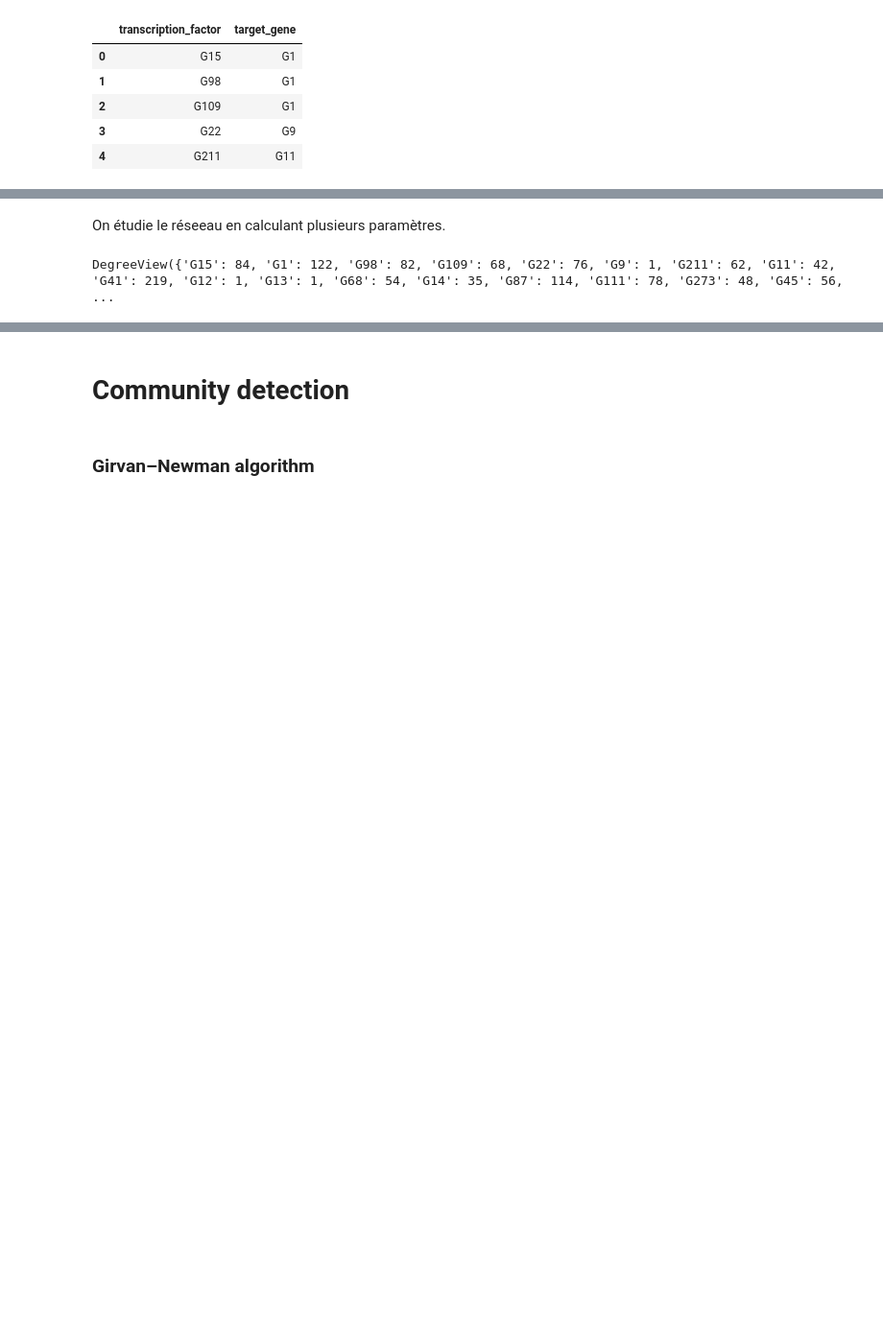
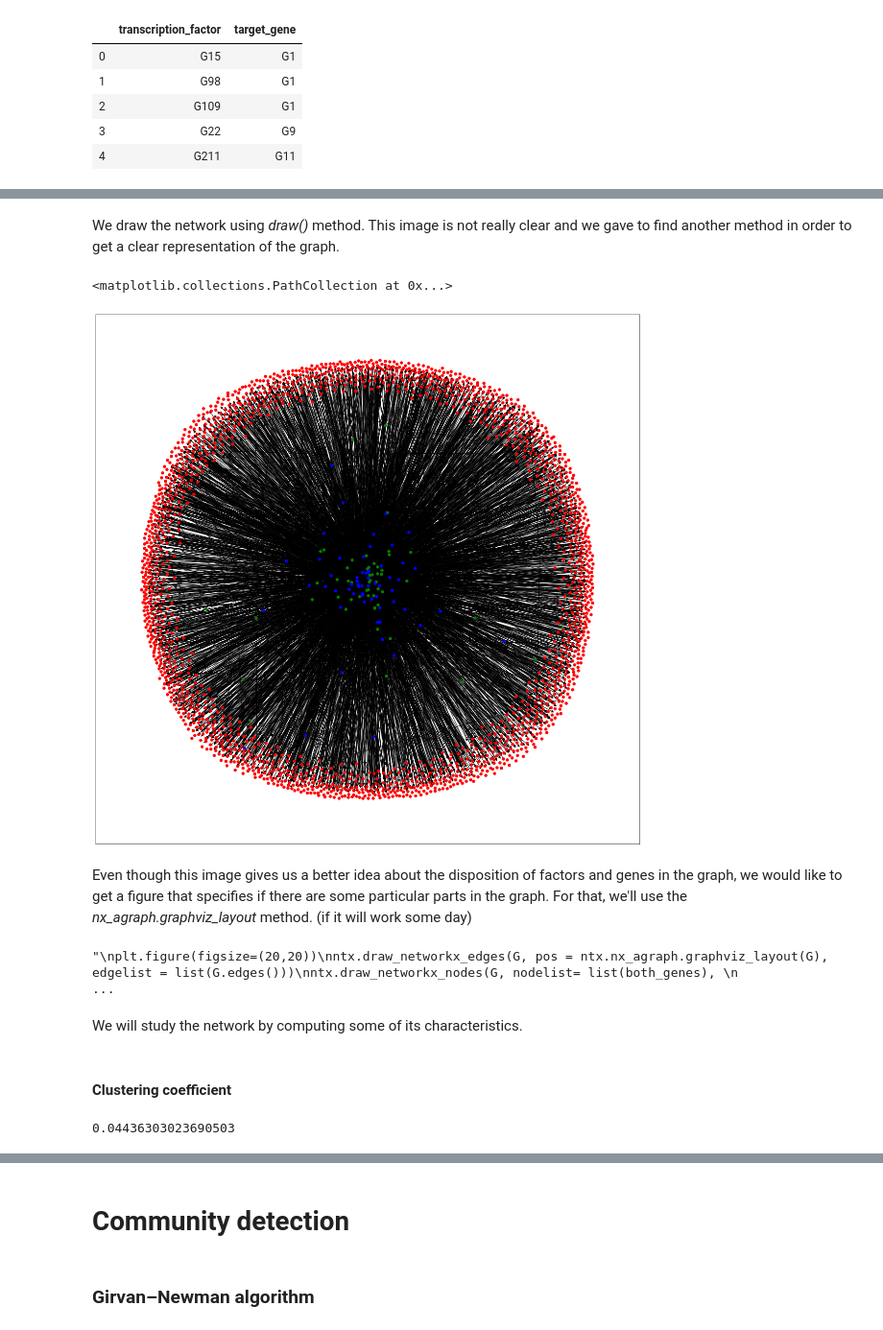
Before and after one commit to RuzickaJiri/Computer_Sciences, a Jupyter notebook: Graph_Theory.ipynb, the cells around one changed output, grey strips where cells are left out. Shown at 96% size. Cells and saved outputs as stored; diff of their text form; code cells hidden in the pictures; blank space fills up the shorter version.

Commit message:
graphs more changes

```diff
--- a/Graph_Theory.ipynb
+++ b/Graph_Theory.ipynb
@@ -17,7 +21,11 @@ Le fichier *GRN_edges_S_cerevisiae.txt* contient les liens entre les facteurs de
+# %%
+network = pd.read_csv("GRN_edges_S_cerevisiae.txt", sep = ',', header=0)
+gene = pd.read_table("net4_gene_ids.tsv", sep = '\t')
+transcription= pd.read_table('net4_transcription_factors.tsv')
+mapping = pd.read_table('go_slim_mapping.tab.txt', header = None)
 # %%
-netw = pd.read_csv("GRN_edges_S_cerevisiae.txt", sep = ',', header=0)
-netw = netw.drop('Unnamed: 0', axis=1)
-netw.head()
+network = network.drop('Unnamed: 0', axis=1)
+network.head()
 # %% [output]
 |  | transcription_factor | target_gene |
 | 0 | G15 | G1 |
@@ -28,3 +63,4 @@ netw.head()
 # %%
-G = ntx.Graph()
-G = ntx.from_pandas_edgelist(netw, 'transcription_factor', 'target_gene')
+G = ntx.DiGraph()
+G = ntx.from_pandas_edgelist(network, 'transcription_factor', 'target_gene', create_using = ntx.DiGraph())
+ntx.info(G)
@@ -35,8 +77,41 @@ ntx.draw(G)
-# %% [markdown]
-On étudie le réseeau en calculant plusieurs paramètres.
+# %% [markdown]
+We draw the network using *draw()* method. This image is not really clear and we gave to find another method in order to get a clear representation of the graph.
+# %%
+both_genes = set(network['transcription_factor']).intersection(network['target_gene'])
+regulatory_genes = set(network['transcription_factor']) - set(both_genes)
+target_genes = set(network['target_gene']) - set(both_genes)
+# %%
+plt.figure(figsize=(20,20))
+ntx.draw_networkx_edges(G, pos = ntx.spring_layout(G), edgelist = list(G.edges()))
+ntx.draw_networkx_nodes(G, nodelist= list(both_genes),
+                       node_color = 'g',  pos = ntx.spring_layout(G), with_labels = False, node_size = 30)
+ntx.draw_networkx_nodes(G, nodelist= list(regulatory_genes),
+                       node_color = 'b',  pos = ntx.spring_layout(G), with_labels = False, node_size = 30)
+ntx.draw_networkx_nodes(G, nodelist=list(target_genes) ,
+                       node_color = 'r',  pos = ntx.spring_layout(G), with_labels = False, node_size = 30)
+# %% [output]
+<matplotlib.collections.PathCollection at 0x...>
+[figure, added]
+# %% [markdown]
+Even though this image gives us a better idea about the disposition of factors and genes in the graph, we would like to get a figure that specifies if there are some particular parts in the graph. For that, we'll use the *nx_agraph.graphviz_layout* method. (if it will work some day)
+# %%
+"""
+plt.figure(figsize=(20,20))
+ntx.draw_networkx_edges(G, pos = ntx.nx_agraph.graphviz_layout(G), edgelist = list(G.edges()))
+ntx.draw_networkx_nodes(G, nodelist= list(both_genes),
+                       node_color = 'g',  pos = ntx.nx_agraph.view_pygraphviz(G), with_labels = False, node_size = 30)
+ntx.draw_networkx_nodes(G, nodelist= list(regulatory_genes),
+                       node_color = 'b',  pos = ntx.nx_agraph.view_pygraphviz(G), with_labels = False, node_size = 30)
+ntx.draw_networkx_nodes(G, nodelist=list(target_genes) ,
+                       node_color = 'r',  pos = ntx.nx_agraph.view_pygraphviz(G), with_labels = False, node_size = 30)
+                       """
+# %% [output]
+"\nplt.figure(figsize=(20,20))\nntx.draw_networkx_edges(G, pos = ntx.nx_agraph.graphviz_layout(G), edgelist = list(G.edges()))\nntx.draw_networkx_nodes(G, nodelist= list(both_genes), \n                ...
+# %% [markdown]
+We will study the network by computing some of its characteristics.
+# %% [markdown]
+#### Clustering coefficient
 # %%
 ntx.average_clustering(G)
-ntx.betweenness_centrality(G)
-G.degree()
 # %% [output]
-DegreeView({'G15': 84, 'G1': 122, 'G98': 82, 'G109': 68, 'G22': 76, 'G9': 1, 'G211': 62, 'G11': 42, 'G41': 219, 'G12': 1, 'G13': 1, 'G68': 54, 'G14': 35, 'G87': 114, 'G111': 78, 'G273': 48, 'G45': 56, ...
+0.04436303023690503
```
Also changed, not shown: parts of 17 cells of this notebook.
